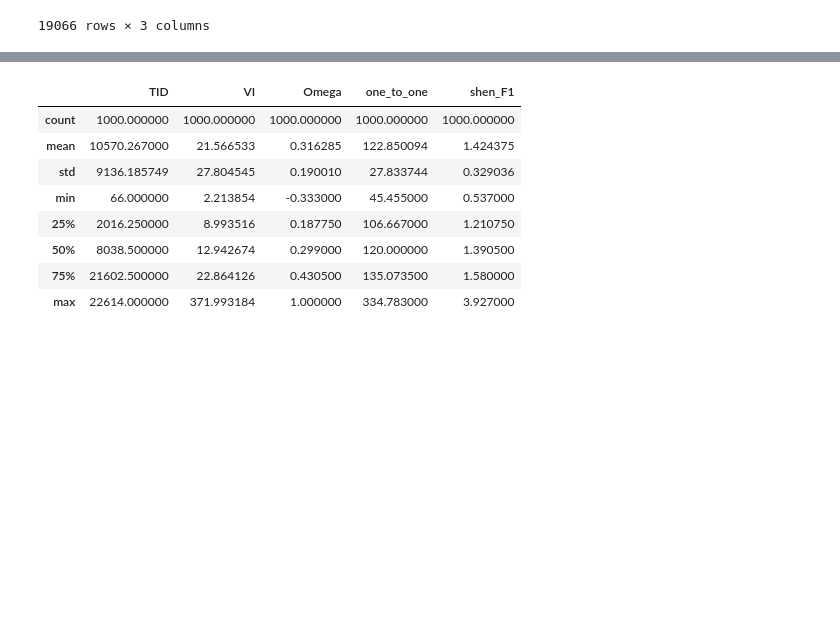
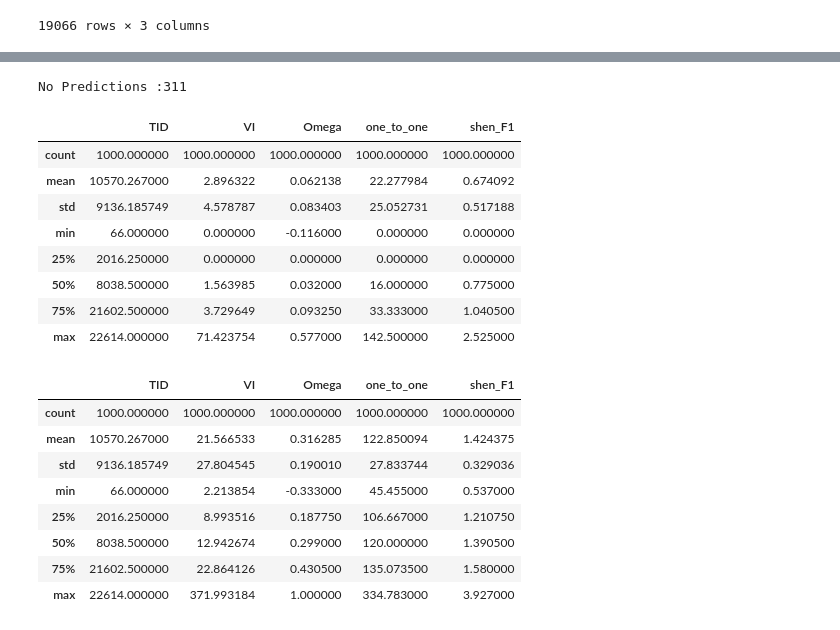
Before and after one commit to anandraiyer/access_forums_eval, a Jupyter notebook: testing_framework.ipynb, the cells around one changed output, grey strips where cells are left out. Saved outputs shown, nothing was run; the diff lists cells and outputs as text; code cells hidden in the pictures; blank space fills up the shorter version.

```diff
--- a/testing_framework.ipynb
+++ b/testing_framework.ipynb
@@ -614,3 +699,19 @@ metrics2 = get_metrics(gt,pr2)
+# %%
+metrics3 = get_metrics(gt, pr3)
+# %% [output]
+No Predictions :311
+# %%
+metrics3.describe() #model3
+# %% [output]
+|  | TID | VI | Omega | one_to_one | shen_F1 |
+| count | 1000.000000 | 1000.000000 | 1000.000000 | 1000.000000 | 1000.000000 |
+| mean | 10570.267000 | 2.896322 | 0.062138 | 22.277984 | 0.674092 |
+| std | 9136.185749 | 4.578787 | 0.083403 | 25.052731 | 0.517188 |
+| min | 66.000000 | 0.000000 | -0.116000 | 0.000000 | 0.000000 |
+| 25% | 2016.250000 | 0.000000 | 0.000000 | 0.000000 | 0.000000 |
+| 50% | 8038.500000 | 1.563985 | 0.032000 | 16.000000 | 0.775000 |
+| 75% | 21602.500000 | 3.729649 | 0.093250 | 33.333000 | 1.040500 |
+| max | 22614.000000 | 71.423754 | 0.577000 | 142.500000 | 2.525000 |
 # %%
 metrics2.describe() #model 2
 # %% [output]
```
Also changed, not shown: parts of 19 cells of this notebook.
